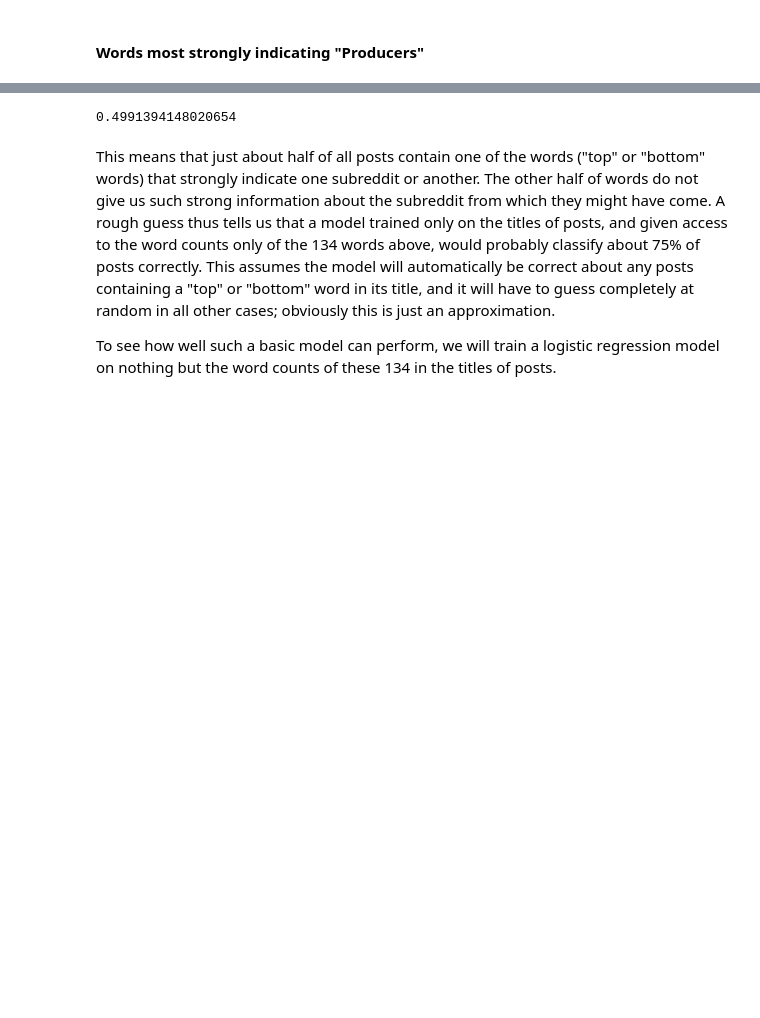
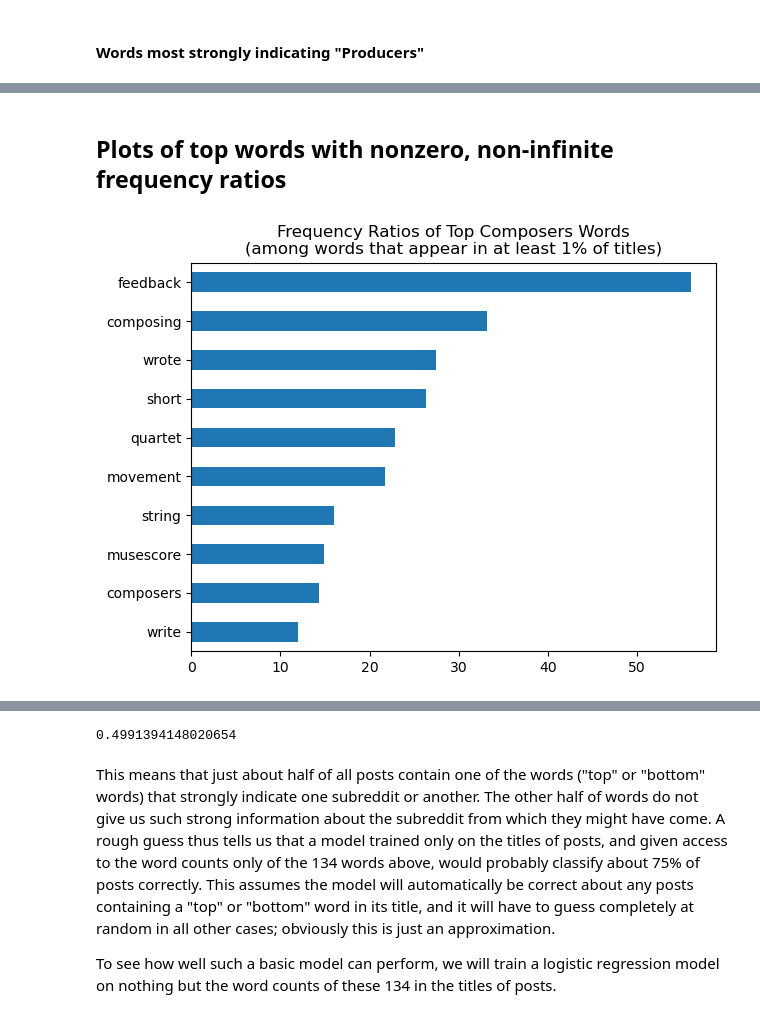
Before and after one commit to simonlazarus/Classifying-Music-Makers-from-Message-Data, a Jupyter notebook: code/experimental/frequency_ratio_modeling.ipynb, the cells around one changed output, grey strips where cells are left out. Drawn from its saved outputs; the diff is of its cells as text; code cells hidden in the pictures; blank space fills up the shorter version.

Commit message:
Made graphs for top frequency ratio words in presentation

```diff
--- a/code/experimental/frequency_ratio_modeling.ipynb
+++ b/code/experimental/frequency_ratio_modeling.ipynb
@@ -242,0 +243,14 @@ freq_ratios_df.sort_values('freq_ratio', ascending=False).tail(25)
+# %% [markdown]
+## Plots of top words with nonzero, non-infinite frequency ratios
+# %%
+nonzero_freqs = freq_ratios_df[(freq_ratios_df['freq_ratio'] !=0) & (freq_ratios_df['freq_ratio'] != np.inf)].sort_values('freq_ratio')
+# %%
+nonzero_freqs['prods_freq_ratio'] = nonzero_freqs['freq_ratio'].map(lambda x : 1/x)
+nonzero_freqs['comps_freq_ratio'] = nonzero_freqs['freq_ratio']
+# %%
+nonzero_freqs["comps_freq_ratio"].tail(10).plot(kind='barh',
+                                                title='Frequency Ratios of Top Composers Words\n(among words that appear in at least 1% of titles)')
+plt.tight_layout();
+plt.savefig(f'../images/freq_ratio_comps_top_words.png');
+# %% [output]
+[figure, added]
```
Also changed, not shown: parts of 15 cells of this notebook, 4 other files.
